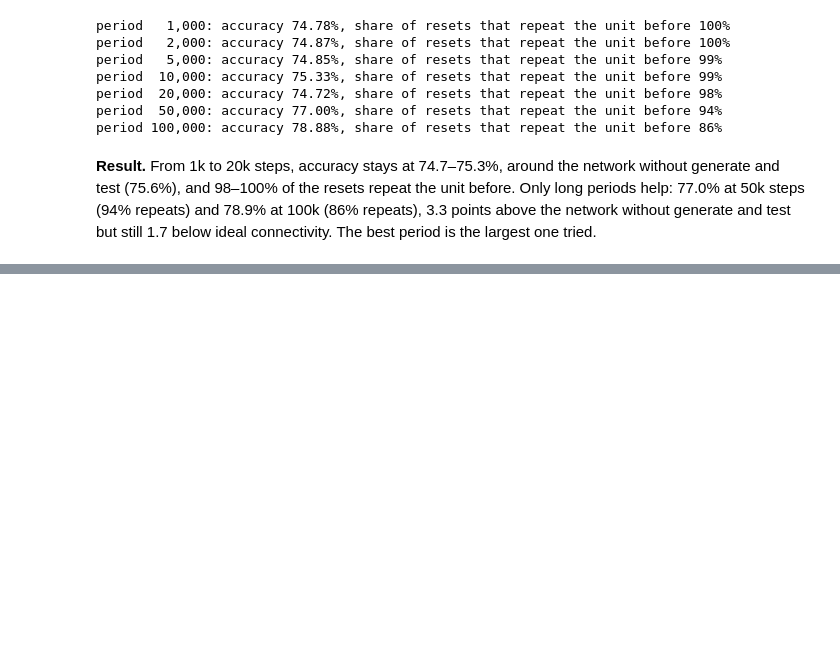
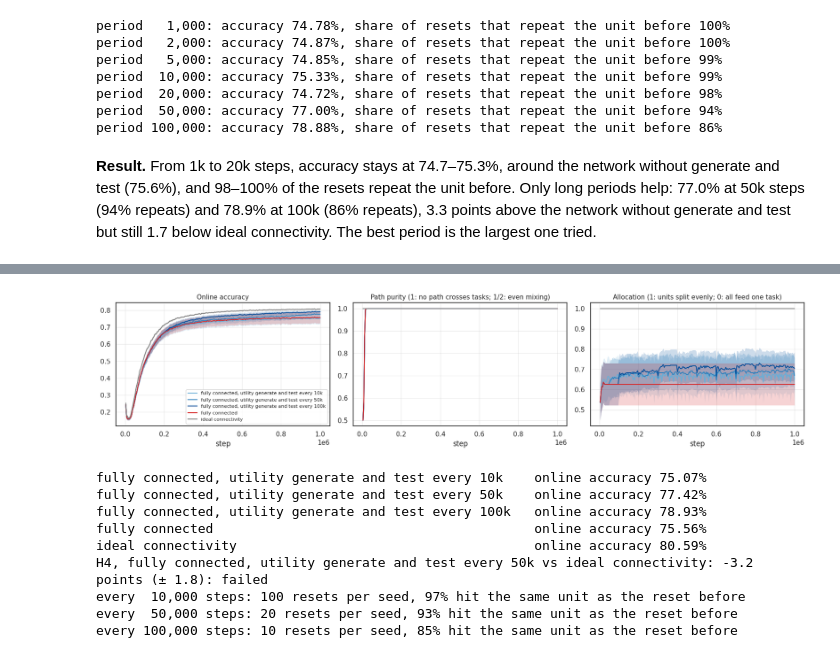
Before and after one commit to ejmejm/phd_research, a Jupyter notebook: phd/sandbox/network_autostep/05_multi_mnist.ipynb, the cells around one changed output, grey strips where cells are left out. Drawn from its saved outputs; the diff is of its cells as text; code cells hidden in the pictures; blank space fills up the shorter version.

```diff
--- a/phd/sandbox/network_autostep/05_multi_mnist.ipynb
+++ b/phd/sandbox/network_autostep/05_multi_mnist.ipynb
@@ -547,0 +458,23 @@ best period is the largest one tried.
+# %%
+labels = {p: f'fully connected, utility generate and test every {p // 1000}k' for p in UTILITY_PERIODS}
+utility_runs = {**{labels[p]: run('fully connected', True, reinit_period=p, tester='utility') for p in UTILITY_PERIODS},
+                'fully connected': runs['ours, fully connected'],
+                'ideal connectivity': runs['ours, ideal connectivity']}
+plot_runs(utility_runs, {**dict(zip(labels.values(), ('#6baed6', '#3182bd', '#08519c'))),
+                         'fully connected': 'tab:red', 'ideal connectivity': 'gray'})
+report(utility_runs, [('H4', labels[UTILITY_PERIOD], 'ideal connectivity', 'within')])
+for p in UTILITY_PERIODS:
+    res = utility_runs[labels[p]]
+    print(f'every {p:>7,} steps: {res["resets"].mean():.0f} resets per seed, '
+          f'{res["repeats"].sum() / res["resets"].sum():.0%} hit the same unit as the reset before')
+# %% [output]
+[figure, added]
+fully connected, utility generate and test every 10k    online accuracy 75.07%
+fully connected, utility generate and test every 50k    online accuracy 77.42%
+fully connected, utility generate and test every 100k   online accuracy 78.93%
+fully connected                                         online accuracy 75.56%
+ideal connectivity                                      online accuracy 80.59%
+H4, fully connected, utility generate and test every 50k vs ideal connectivity: -3.2 points (± 1.8): failed
+every  10,000 steps: 100 resets per seed, 97% hit the same unit as the reset before
+every  50,000 steps: 20 resets per seed, 93% hit the same unit as the reset before
+every 100,000 steps: 10 resets per seed, 85% hit the same unit as the reset before
```
Also changed, not shown: parts of 17 cells of this notebook.
